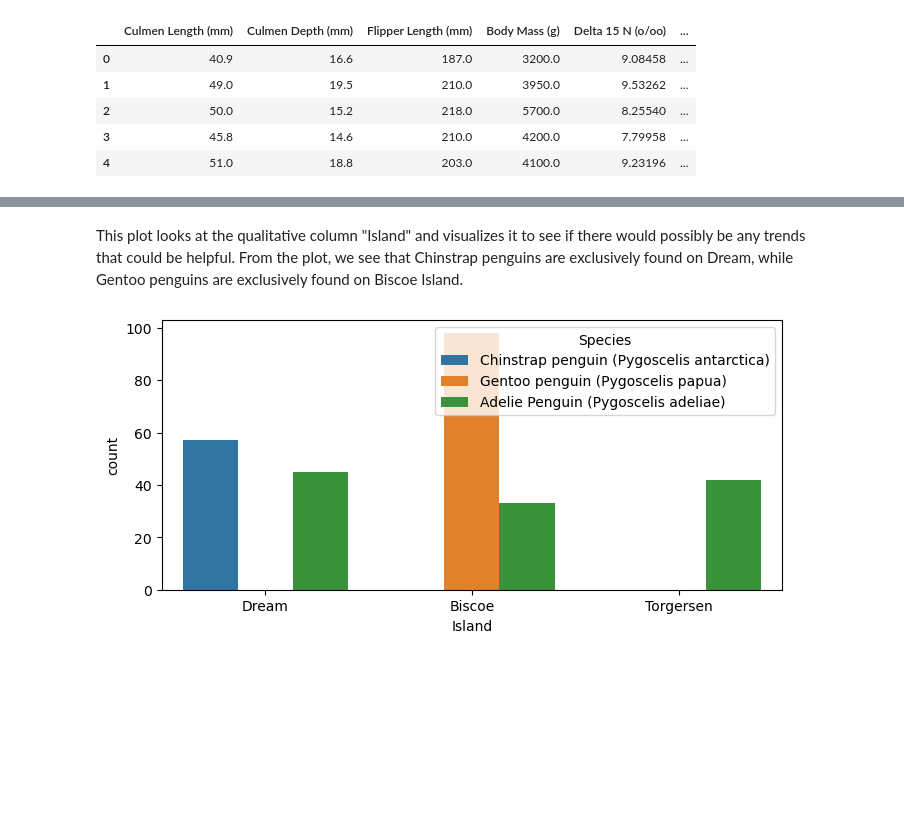
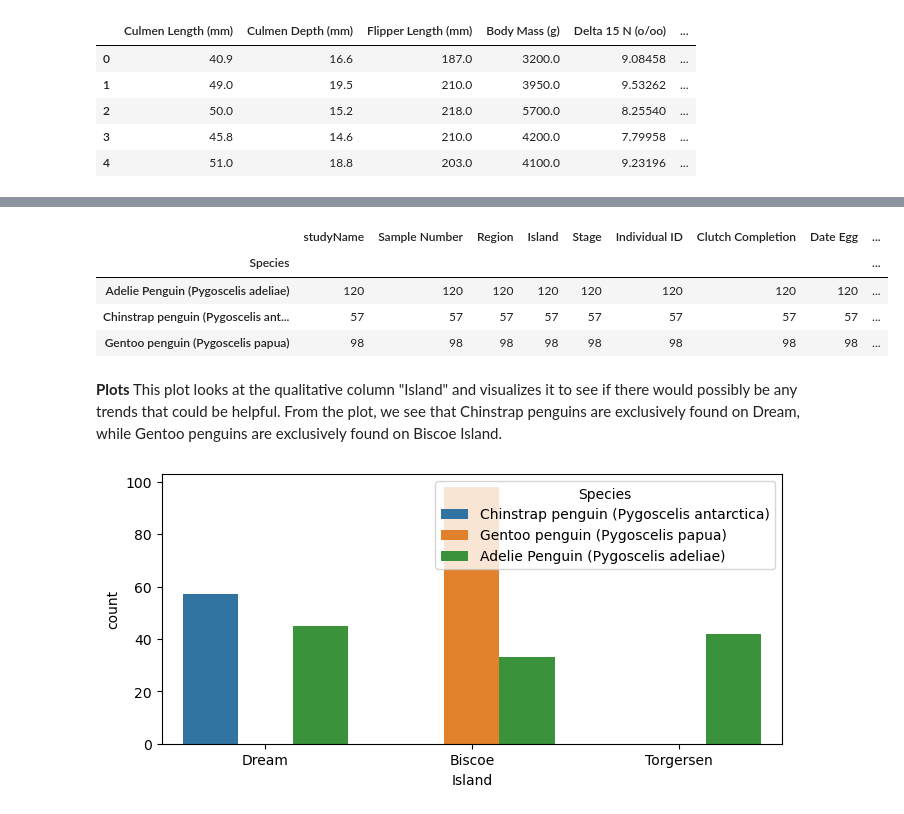
Before and after one commit to Hokalaka2/Hokalaka2.github.io, a Jupyter notebook: posts/penguin_blog.ipynb, the cells around one changed output, grey strips where cells are left out. Cells and saved outputs as stored; diff of their text form; code cells hidden in the pictures; blank space fills up the shorter version.

```diff
--- a/posts/penguin_blog.ipynb
+++ b/posts/penguin_blog.ipynb
@@ -58,4 +69,13 @@ X_train.head()
+# %%
+train.groupby("Species").aggregate("count")
+# %% [output]
+|  | studyName | Sample Number | Region | Island | Stage | Individual ID | Clutch Completion | Date Egg | ... |
+| Species |  |  |  |  |  |  |  |  | ... |
+| Adelie Penguin (Pygoscelis adeliae) | 120 | 120 | 120 | 120 | 120 | 120 | 120 | 120 | ... |
+| Chinstrap penguin (Pygoscelis ant... | 57 | 57 | 57 | 57 | 57 | 57 | 57 | 57 | ... |
+| Gentoo penguin (Pygoscelis papua) | 98 | 98 | 98 | 98 | 98 | 98 | 98 | 98 | ... |
 # %% [markdown]
+**Plots**
 This plot looks at the qualitative column "Island" and visualizes it to see if there would possibly be any trends that could be helpful. From the plot, we see that Chinstrap penguins are exclusively found on Dream, while Gentoo penguins are exclusively found on Biscoe Island.
 # %%
 from matplotlib import pyplot as plt
```
Also changed, not shown: parts of 9 cells of this notebook, 28 other files.
